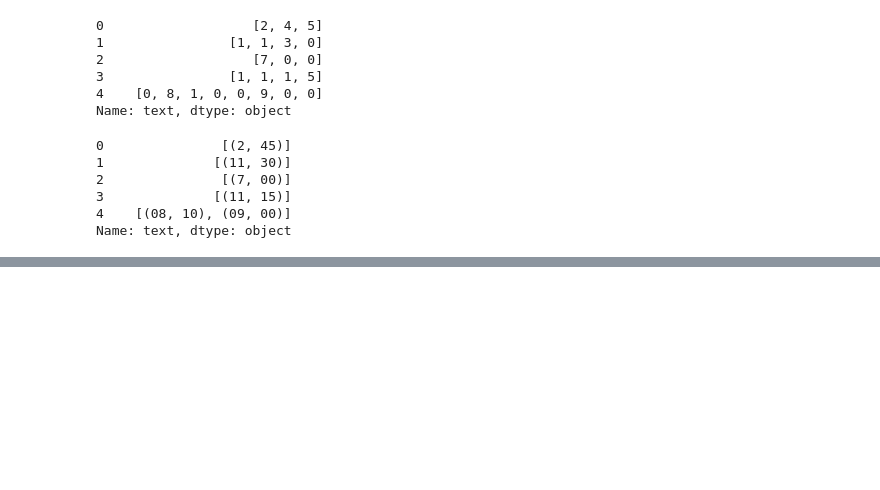
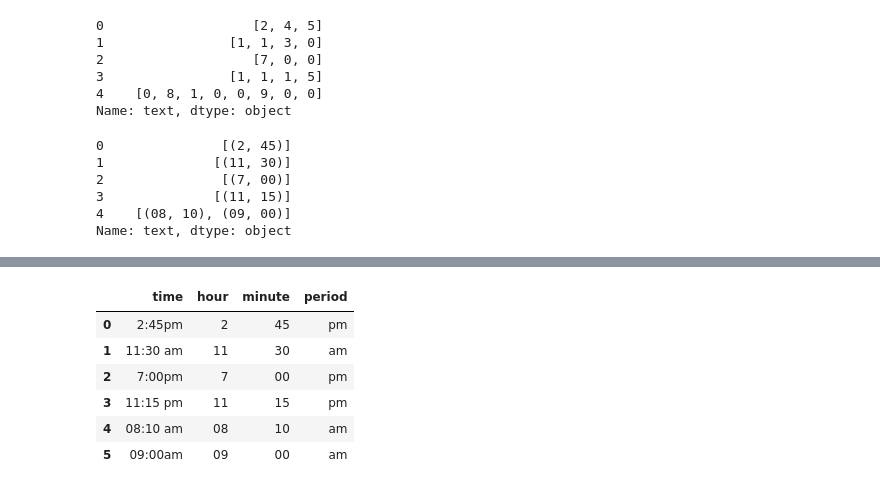
Before and after one commit to JuliaKovalchook/Python-Cheatsheet, a Jupyter notebook: RegularExpression.ipynb, the cells around one changed output, grey strips where cells are left out. Saved outputs shown, nothing was run; the diff lists cells and outputs as text; code cells hidden in the pictures; blank space fills up the shorter version.

Commit message:
re in time

```diff
--- a/RegularExpression.ipynb
+++ b/RegularExpression.ipynb
@@ -70,3 +99,11 @@ df['text'].str.extractall(r'((\d?\d):(\d\d) ?([ap]m))')
 # %%
 # extract the entire time, the hours, the minutes, and the period with group names
-df['text'].str.extractall(r'(?P<time>(?P<hour>\d?\d):(?P<minute>\d\d) ?(?P<period>[ap]m))')
+df['text'].str.extractall(r'(?P<time>(?P<hour>\d?\d):(?P<minute>\d\d) ?(?P<period>[ap]m))').reset_index(drop=True)
+# %% [output]
+|  | time | hour | minute | period |
+| 0 | 2:45pm | 2 | 45 | pm |
+| 1 | 11:30 am | 11 | 30 | am |
+| 2 | 7:00pm | 7 | 00 | pm |
+| 3 | 11:15 pm | 11 | 15 | pm |
+| 4 | 08:10 am | 08 | 10 | am |
+| 5 | 09:00am | 09 | 00 | am |
```
Also changed, not shown: parts of 5 cells of this notebook.
